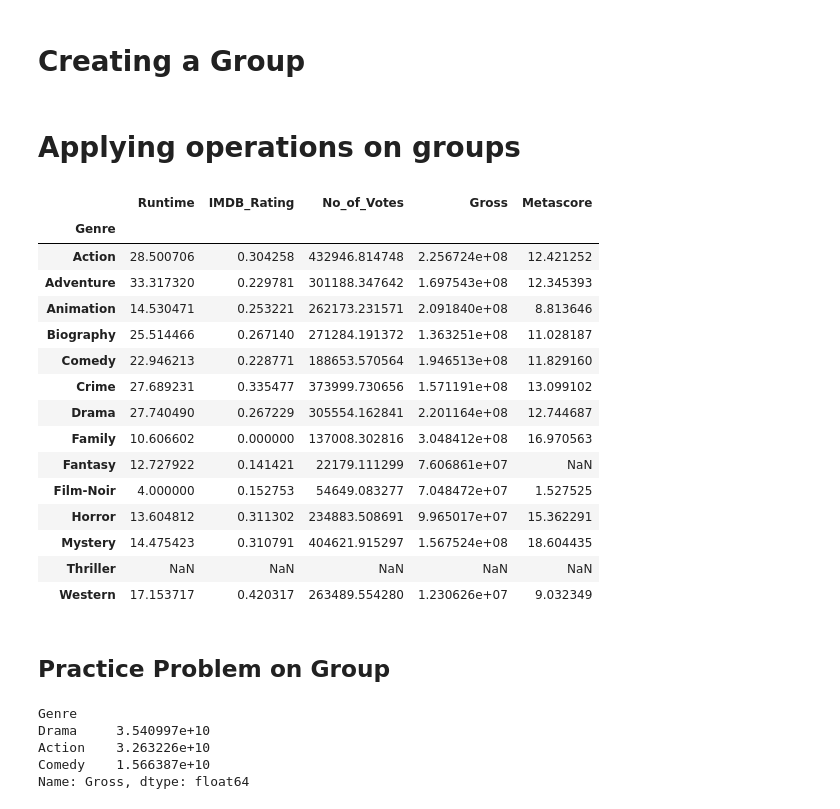
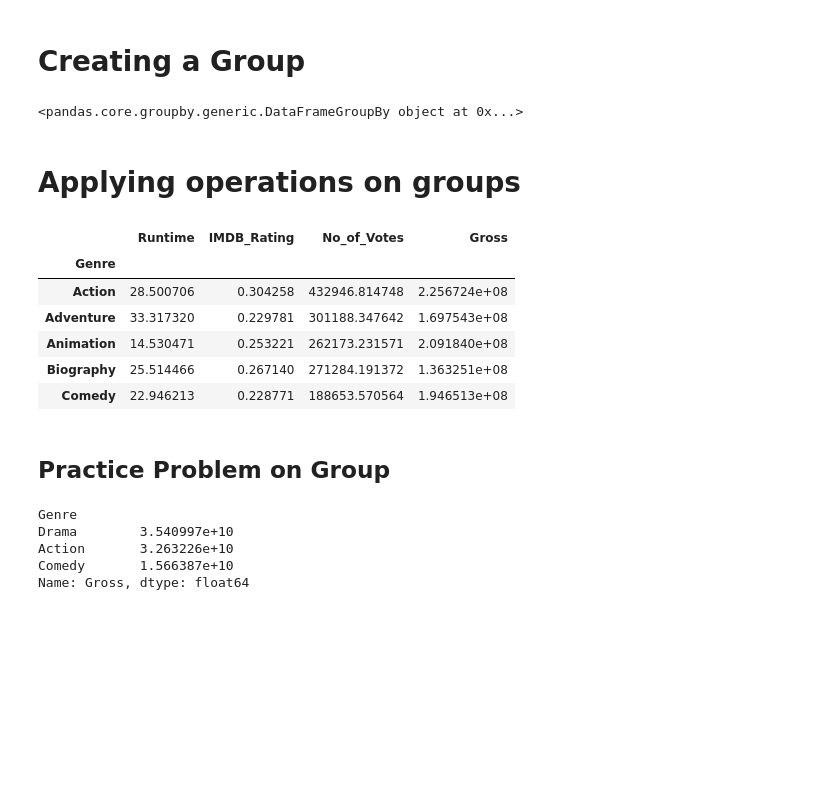
Before and after one commit to thekhushal/Learning, a Jupyter notebook: DataScience/92_CampusX_DSMP/session_19_groupby_objects.ipynb, the cells around one changed output. Saved outputs shown, nothing was run; the diff lists cells and outputs as text; code cells hidden in the pictures; blank space fills up the shorter version.

```diff
--- a/DataScience/92_CampusX_DSMP/session_19_groupby_objects.ipynb
+++ b/DataScience/92_CampusX_DSMP/session_19_groupby_objects.ipynb
@@ -14,3 +14,6 @@ movies.head()
+# %%
+# striping white space from col name
+movies.columns = movies.columns.str.strip()
 # %% [markdown]
-# Creating a Group
+# **Creating a Group**
 # %%
@@ -18,24 +22,19 @@ genres = movies.groupby("Genre")
+# %%
+genres
+# %% [output]
+<pandas.core.groupby.generic.DataFrameGroupBy object at 0x...>
 # %% [markdown]
-# Applying operations on groups
+# **Applying operations on groups**
 # %%
 # Applying builtin aggregation fuctions on groupby objects
-genres.std(numeric_only=True)
+genres.std(numeric_only=True).head()
 # %% [output]
-|  | Runtime | IMDB_Rating | No_of_Votes | Gross | Metascore |
-| Genre |  |  |  |  |  |
-| Action | 28.500706 | 0.304258 | 432946.814748 | 2.256724e+08 | 12.421252 |
-| Adventure | 33.317320 | 0.229781 | 301188.347642 | 1.697543e+08 | 12.345393 |
-| Animation | 14.530471 | 0.253221 | 262173.231571 | 2.091840e+08 | 8.813646 |
-| Biography | 25.514466 | 0.267140 | 271284.191372 | 1.363251e+08 | 11.028187 |
-| Comedy | 22.946213 | 0.228771 | 188653.570564 | 1.946513e+08 | 11.829160 |
-| Crime | 27.689231 | 0.335477 | 373999.730656 | 1.571191e+08 | 13.099102 |
-| Drama | 27.740490 | 0.267229 | 305554.162841 | 2.201164e+08 | 12.744687 |
-| Family | 10.606602 | 0.000000 | 137008.302816 | 3.048412e+08 | 16.970563 |
-| Fantasy | 12.727922 | 0.141421 | 22179.111299 | 7.606861e+07 | NaN |
-| Film-Noir | 4.000000 | 0.152753 | 54649.083277 | 7.048472e+07 | 1.527525 |
-| Horror | 13.604812 | 0.311302 | 234883.508691 | 9.965017e+07 | 15.362291 |
-| Mystery | 14.475423 | 0.310791 | 404621.915297 | 1.567524e+08 | 18.604435 |
-| Thriller | NaN | NaN | NaN | NaN | NaN |
-| Western | 17.153717 | 0.420317 | 263489.554280 | 1.230626e+07 | 9.032349 |
+|  | Runtime | IMDB_Rating | No_of_Votes | Gross |
+| Genre |  |  |  |  |
+| Action | 28.500706 | 0.304258 | 432946.814748 | 2.256724e+08 |
+| Adventure | 33.317320 | 0.229781 | 301188.347642 | 1.697543e+08 |
+| Animation | 14.530471 | 0.253221 | 262173.231571 | 2.091840e+08 |
+| Biography | 25.514466 | 0.267140 | 271284.191372 | 1.363251e+08 |
+| Comedy | 22.946213 | 0.228771 | 188653.570564 | 1.946513e+08 |
 # %% [markdown]
-## Practice Problem on Group
+## **Practice Problem on Group**
```
Also changed, not shown: parts of 11 cells of this notebook, 1 other file.
